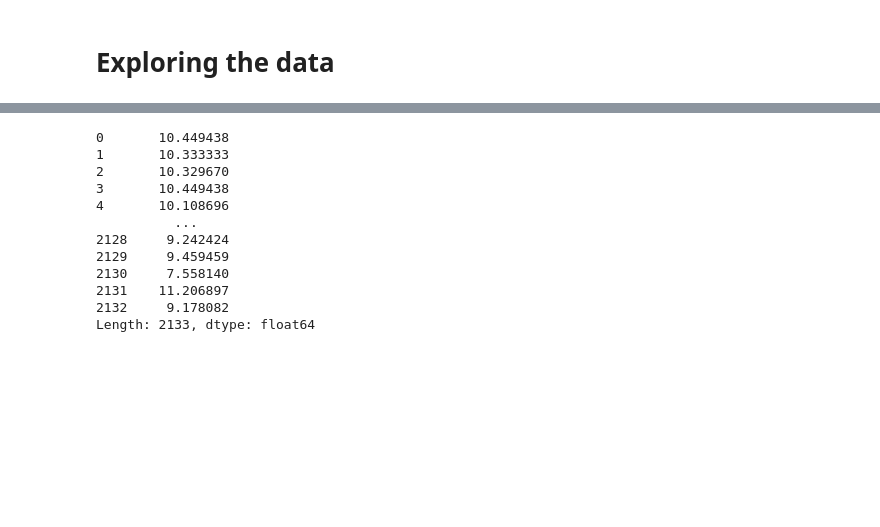
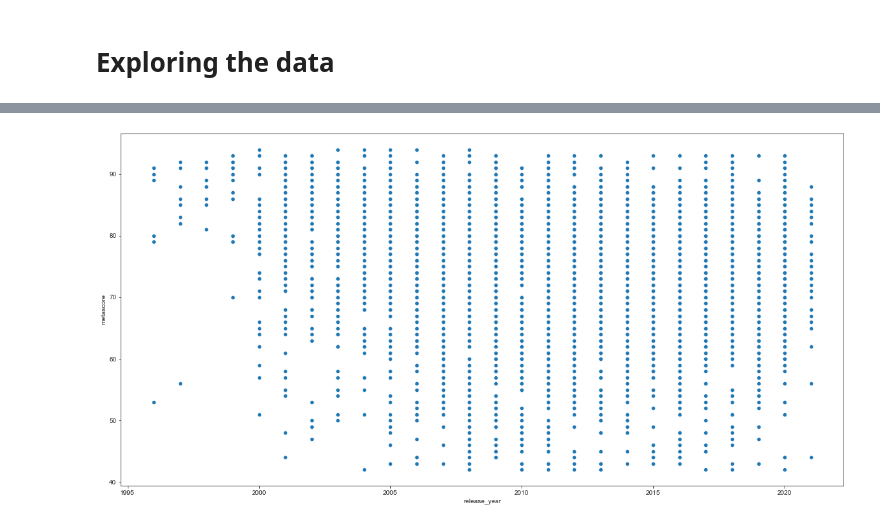
Before and after one commit to kokolight/MetacriticProject, a Jupyter notebook: DataScienceProject.ipynb, the cells around one changed output, grey strips where cells are left out. Cells and saved outputs as stored; diff of their text form; code cells hidden in the pictures; blank space fills up the shorter version.

```diff
--- a/DataScienceProject.ipynb
+++ b/DataScienceProject.ipynb
@@ -414,15 +477,17 @@ Text(0, 0.5, 'Userscore')
-# %%
-df['metascore']/df['userscore']
-# %% [output]
-0       10.449438
-1       10.333333
-2       10.329670
-3       10.449438
-4       10.108696
-          ...
-2128     9.242424
-2129     9.459459
-2130     7.558140
-2131    11.206897
-2132     9.178082
-Length: 2133, dtype: float64
+# %%
+# years = get_frequent_elements(df, 'release_year', 10)
+fig, axes = plt.subplots(1,1, figsize=(20,10))
+
+# publishers count
+font = {'family': 'serif',
+        'weight': 'normal',
+        'size': 16}
+# success_rate = df.groupby("release_year").groupby('success_rate').count()
+# success_rate
+ax = sns.scatterplot(data=df, x='release_year', y="metascore")
+# ax = sns.barplot(x="onXbox", y="onPC", hue="onPlaystation", data=df)
+# ax.set_title("Top years by userscore")
+# ax.set_xlabel("Years", font)
+# ax.set_ylabel("Userscore", font)
+# %% [output]
+[figure, added]
```
Also changed, not shown: parts of 32 cells of this notebook, 2 other files.
